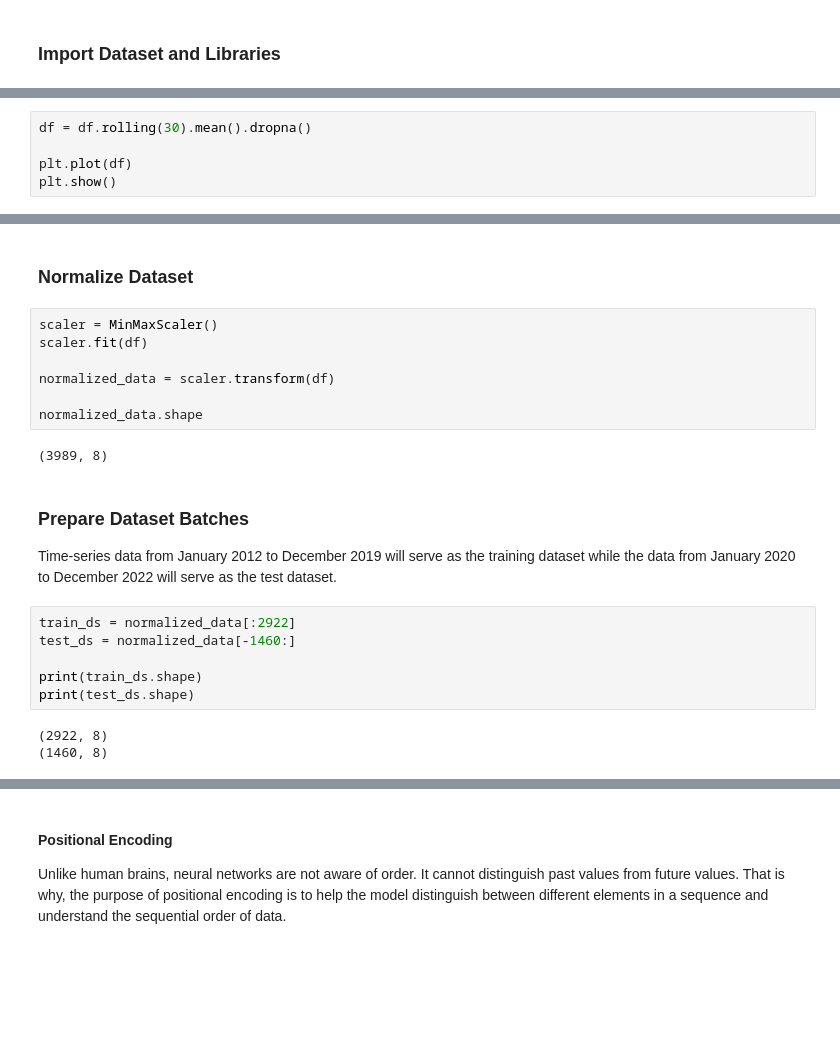
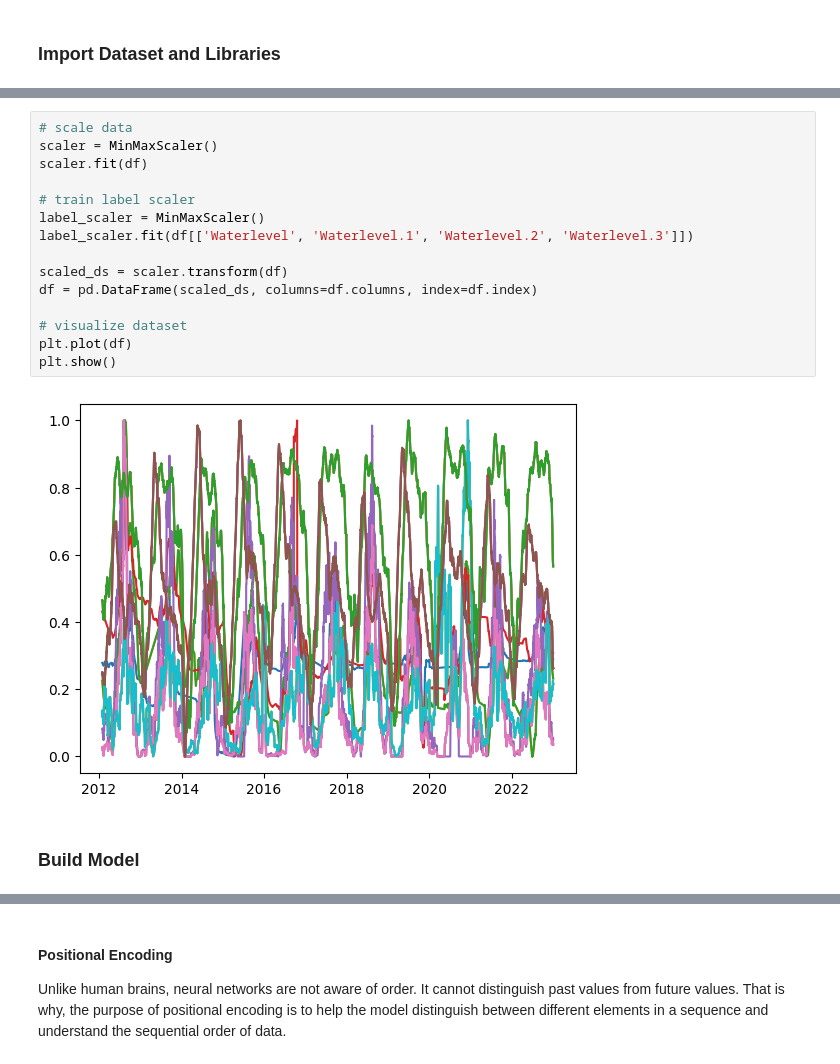
Before and after one commit to NathanAlmazan/RiverCast, a Jupyter notebook: notebooks/bidirectional/rivercast.ipynb, the cells around one changed output, grey strips where cells are left out. Drawn from its saved outputs; the diff is of its cells as text; blank space fills up the shorter version.

```diff
--- a/notebooks/bidirectional/rivercast.ipynb
+++ b/notebooks/bidirectional/rivercast.ipynb
@@ -76,5 +67,0 @@ plt.show()
-# %%
-df = df.rolling(30).mean().dropna()
-
-plt.plot(df)
-plt.show()
@@ -83,26 +68,21 @@ plt.show()
-# %% [markdown]
-### Normalize Dataset
-# %%
-scaler = MinMaxScaler()
-scaler.fit(df)
-
-normalized_data = scaler.transform(df)
-
-normalized_data.shape
-# %% [output]
-(3989, 8)
-# %% [markdown]
-### Prepare Dataset Batches
-
-Time-series data from January 2012 to December 2019 will serve as the training dataset while the data from January 2020 to December 2022 will serve as the test dataset.
-# %%
-train_ds = normalized_data[:2922]
-test_ds = normalized_data[-1460:]
-
-print(train_ds.shape)
-print(test_ds.shape)
-# %% [output]
-(2922, 8)
-(1460, 8)
+# %%
+# scale data
+scaler = MinMaxScaler()
+scaler.fit(df)
+
+# train label scaler
+label_scaler = MinMaxScaler()
+label_scaler.fit(df[['Waterlevel', 'Waterlevel.1', 'Waterlevel.2', 'Waterlevel.3']])
+
+scaled_ds = scaler.transform(df)
+df = pd.DataFrame(scaled_ds, columns=df.columns, index=df.index)
+
+# visualize dataset
+plt.plot(df)
+plt.show()
+# %% [output]
+[figure, added]
+# %% [markdown]
+### Build Model
 # %%
 class TimeSeriesDataset(torch.utils.data.Dataset):
```
Also changed, not shown: parts of 51 cells of this notebook, 11 other files.
